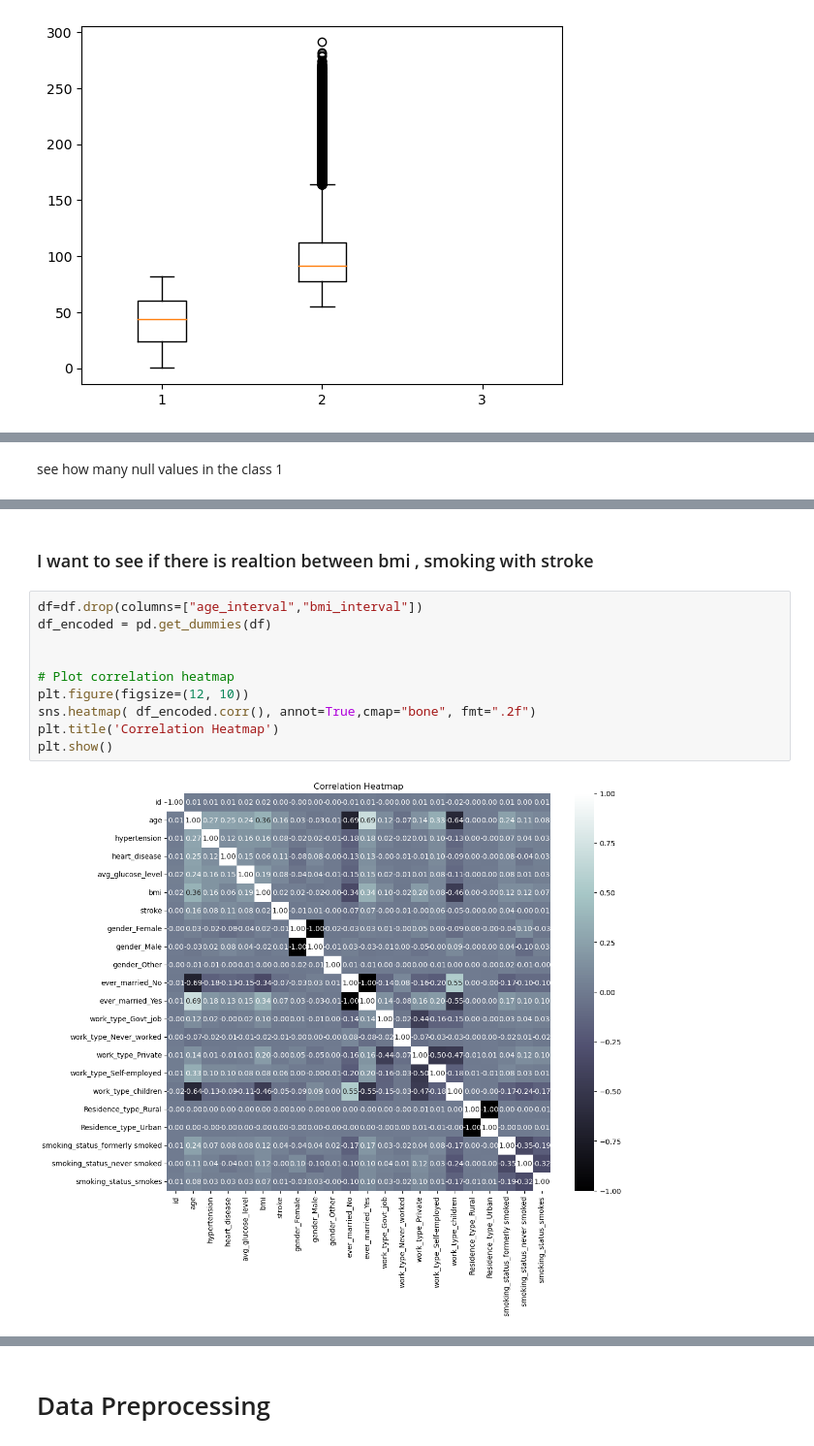
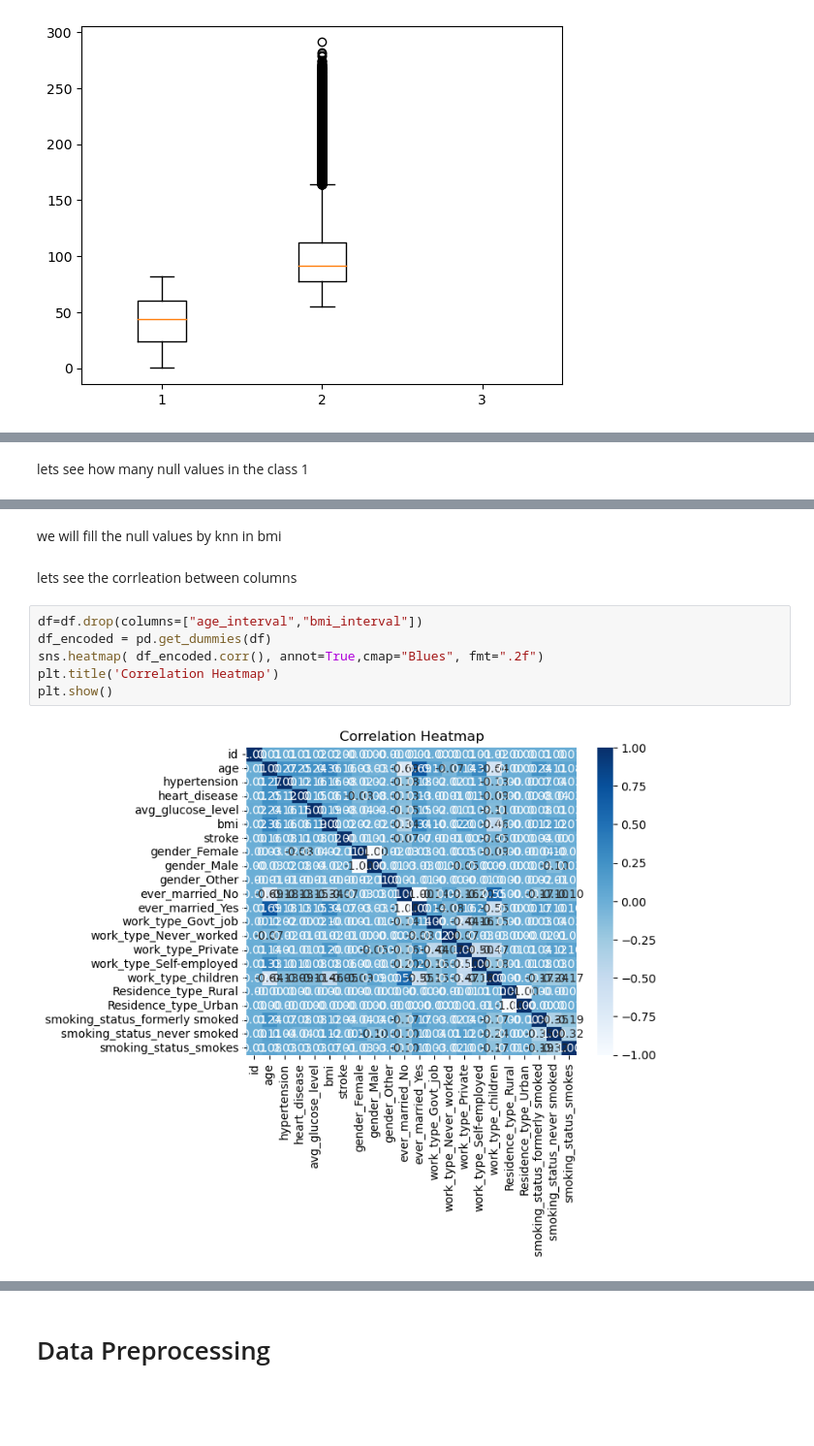
Before and after one commit to MasaAladwan/Cerebral-Stroke-Prediction, a Jupyter notebook: ProjectX (1).ipynb, the cells around one changed output, grey strips where cells are left out. Shown at 97% size. Cells and saved outputs as stored; diff of their text form; blank space fills up the shorter version.

```diff
--- a/ProjectX (1).ipynb
+++ b/ProjectX (1).ipynb
@@ -377,5 +411,5 @@ plt.show()
 # %% [markdown]
-see how many null values in the class 1
+lets see how many null values in the class 1
 # %%
 df[pd.isna(df["bmi"]) & pd.isna(df["smoking_status"]) & (df["stroke"] == 1)].count()
 # %% [output]
@@ -394,19 +428,17 @@ stroke               50
 age_interval         50
 bmi_interval          0
 dtype: int64
+# %% [markdown]
+we will fill the null values by knn in bmi
 # %% [markdown]
-### I want to see if there is realtion between bmi , smoking with stroke
+lets see the corrleation between columns
 # %%
 df=df.drop(columns=["age_interval","bmi_interval"])
 df_encoded = pd.get_dummies(df)
-
-
-# Plot correlation heatmap
-plt.figure(figsize=(12, 10))
-sns.heatmap( df_encoded.corr(), annot=True,cmap="bone", fmt=".2f")
+sns.heatmap( df_encoded.corr(), annot=True,cmap="Blues", fmt=".2f")
 plt.title('Correlation Heatmap')
 plt.show()
 # %% [output]
-[figure, old version]
+[figure, new version]
 # %%
 numeric_columns = df.select_dtypes(include=np.number)
```
Also changed, not shown: parts of 63 cells of this notebook, 4 other files.
